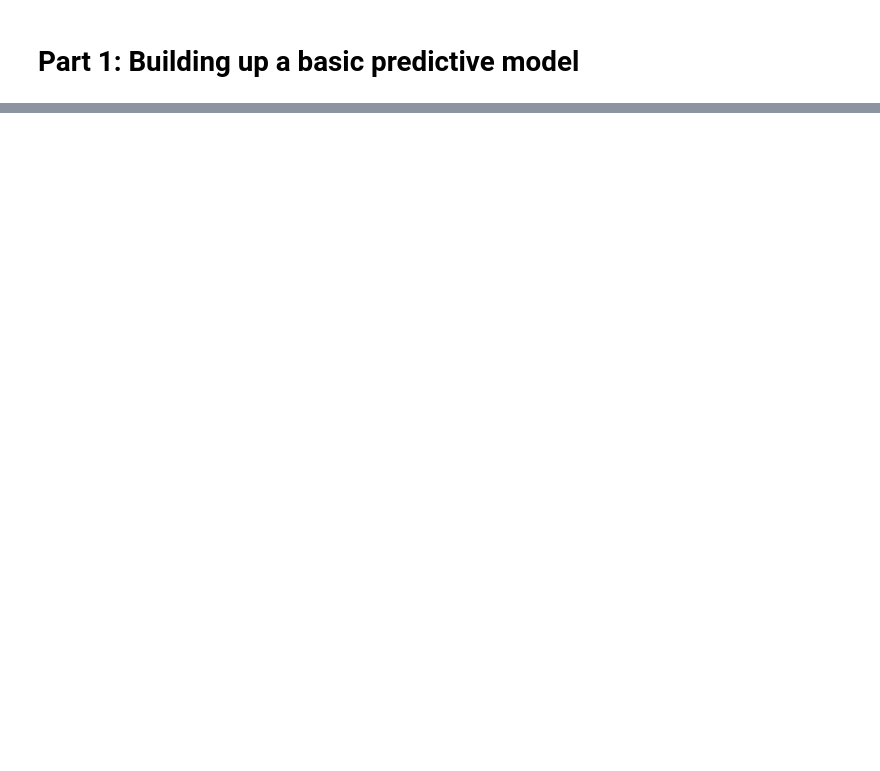
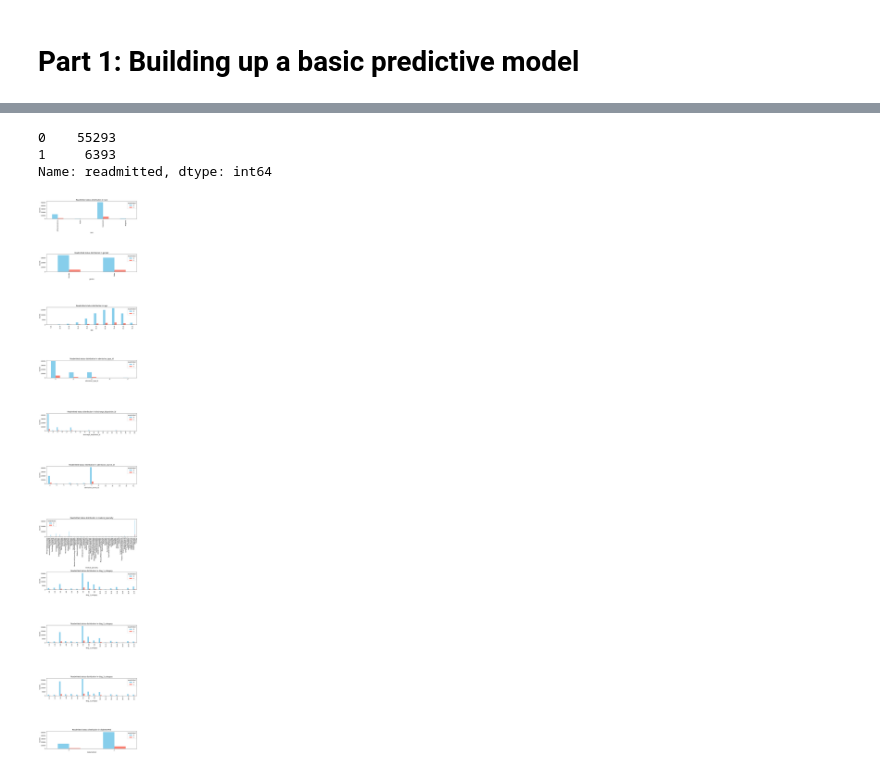
Before and after one commit to shinde-mayur/big-data-course-work, a Jupyter notebook: group88_solution.ipynb, the cells around one changed output, grey strips where cells are left out. Drawn from its saved outputs; the diff is of its cells as text; code cells hidden in the pictures; blank space fills up the shorter version.

```diff
--- a/group88_solution.ipynb
+++ b/group88_solution.ipynb
@@ -436,0 +500,38 @@ normalized_diabetic_data.to_csv('out.csv', index=False)
+# %%
+# Load the cleaned diabetic dataset from the specified CSV file
+data = non_outlier_diabetic_data.copy()
+
+# Display the distribution of the 'readmitted' column to understand the frequency of each class
+distribution = data['readmitted'].value_counts()
+distribution
+# %% [output]
+0    55293
+1     6393
+Name: readmitted, dtype: int64
+# %%
+# Select specific categorical columns for visualization to understand their impact on readmission
+columns_to_plot = [
+    'race', 'gender', 'age', 'admission_type_id', 'discharge_disposition_id',
+    'admission_source_id', 'medical_specialty', 'diag_1_category',
+    'diag_2_category', 'diag_3_category', 'diabetesMed'
+]
+
+# Set up the plotting environment: one subplot per categorical column
+fig, axes = plt.subplots(len(columns_to_plot), 1, figsize=(10, 5 * len(columns_to_plot)))
+
+# Iterate through the list of columns to create bar plots
+for i, col in enumerate(columns_to_plot):
+    # Calculate the distribution of 'readmitted' status for each category within the column
+    counts = normalized_diabetic_data.groupby([col, 'readmitted']).size().unstack(fill_value=0)
+    # Create a bar plot for each category's readmitted status
+    counts.plot(kind='bar', ax=axes[i], color=['skyblue', 'salmon'])
+    # Set the title and labels for each subplot for clarity
+    axes[i].set_title(f'Readmitted status distribution in {col}')
+    axes[i].set_ylabel('Counts')
+    axes[i].set_xlabel(col)
+
+# Ensure there is no layout overlap and display the plots
+plt.tight_layout()
+plt.show()
+# %% [output]
+[figure, added]
```
Also changed, not shown: parts of 73 cells of this notebook, 2 other files.
